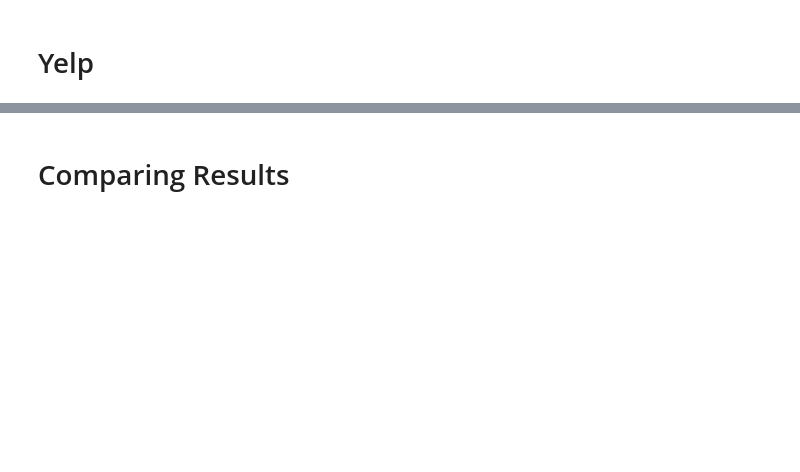
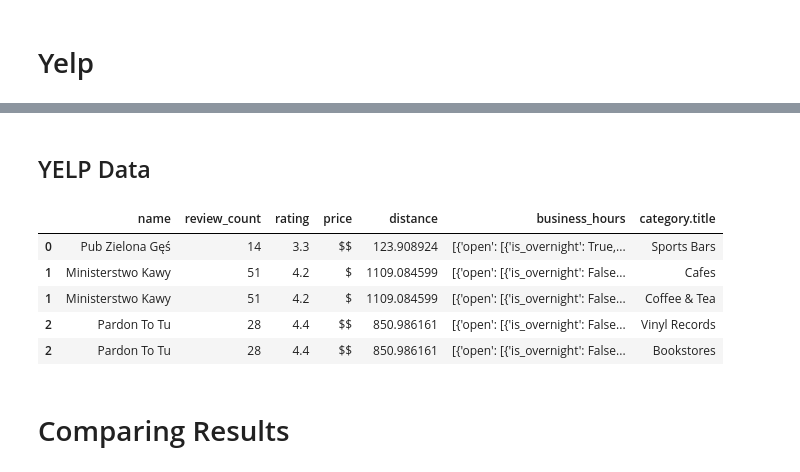
Before and after one commit to romansokolik/LHL-Final-Project-Statistical-Modelling-with-Python, a Jupyter notebook: notebooks/yelp_foursquare_EDA.ipynb, the cells around one changed output, grey strips where cells are left out. Drawn from its saved outputs; the diff is of its cells as text; code cells hidden in the pictures; blank space fills up the shorter version.

```diff
--- a/notebooks/yelp_foursquare_EDA.ipynb
+++ b/notebooks/yelp_foursquare_EDA.ipynb
@@ -26,3 +159,28 @@ Put your parsed results into a DataFrame
+# %% [markdown]
+## YELP Data
+# %%
+#Read from CSV
+yelp_df = pd.read_csv('../data/yelp_search_data.csv')
+# Safely evaluate the string as a Python dictionary
+yelp_df['categories'] = yelp_df['categories'].apply(ast.literal_eval)
+# Explode the data by categories
+yelp_df = yelp_df.explode('categories')
+# Explode the dictionary
+categories = yelp_df['categories'].apply(pd.Series)
+# Rename the categories columns
+categories.columns = ['category.alias', 'category.title']
+# Replace categories column by columns
+yelp_df = pd.concat([yelp_df.drop(columns=['categories']), categories], axis=1)
+# Choose columns for EDA
+yelp_df = yelp_df[['name', 'review_count', 'rating', 'price', 'distance', 'business_hours', 'category.title']]
+yelp_df.head()
+# %% [output]
+|  | name | review_count | rating | price | distance | business_hours | category.title |
+| 0 | Pub Zielona Gęś | 14 | 3.3 | $$ | 123.908924 | [{'open': [{'is_overnight': True,... | Sports Bars |
+| 1 | Ministerstwo Kawy | 51 | 4.2 | $ | 1109.084599 | [{'open': [{'is_overnight': False... | Cafes |
+| 1 | Ministerstwo Kawy | 51 | 4.2 | $ | 1109.084599 | [{'open': [{'is_overnight': False... | Coffee & Tea |
+| 2 | Pardon To Tu | 28 | 4.4 | $$ | 850.986161 | [{'open': [{'is_overnight': False... | Vinyl Records |
+| 2 | Pardon To Tu | 28 | 4.4 | $$ | 850.986161 | [{'open': [{'is_overnight': False... | Bookstores |
 # %% [markdown]
 # Comparing Results
 # %% [markdown]
```
Also changed, not shown: parts of 31 cells of this notebook.
